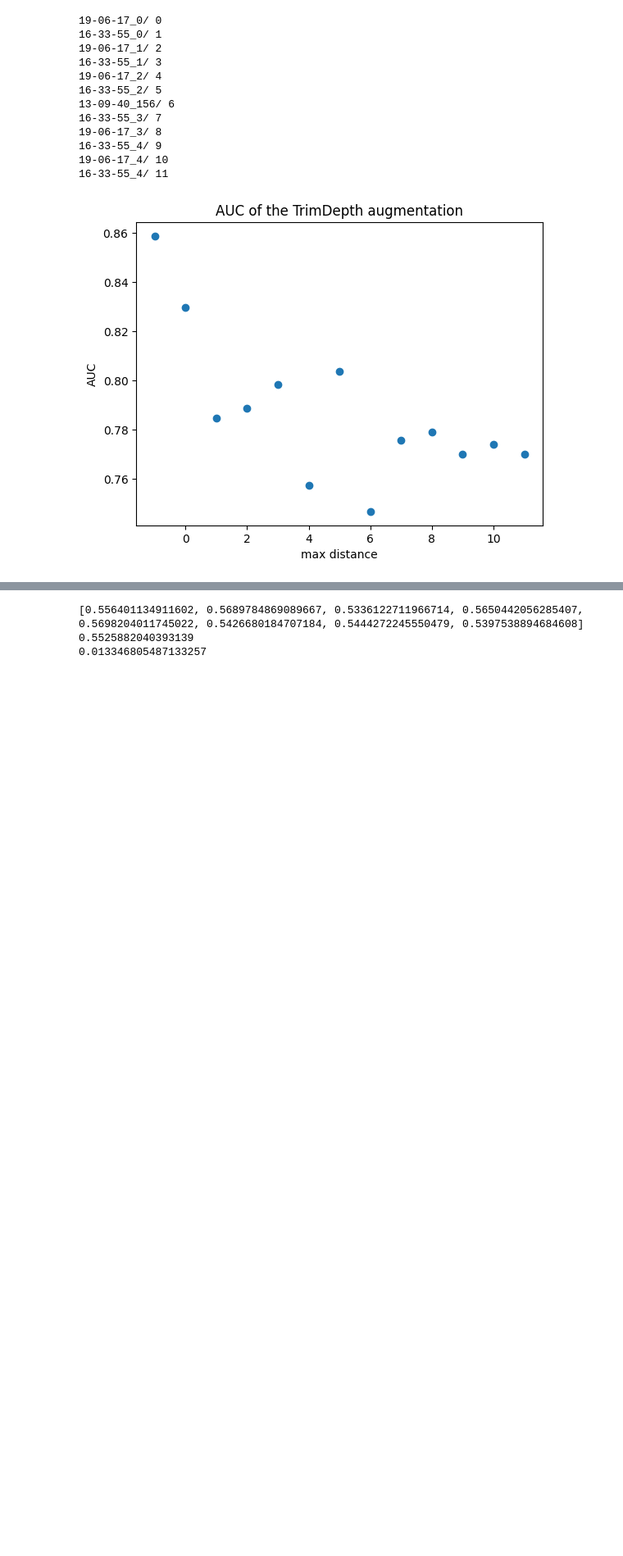
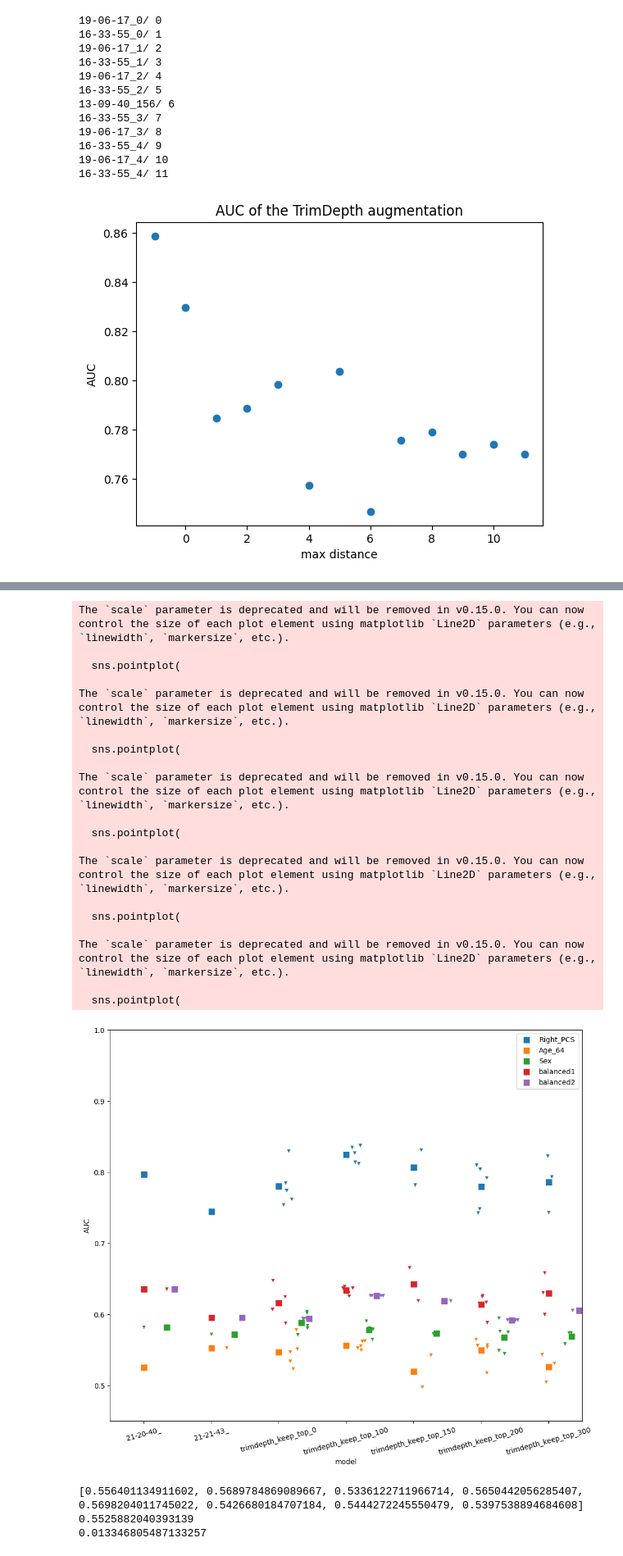
Before and after one commit to neurospin/champollion_V1, a Jupyter notebook: contrastive/notebooks/julien/visu_perf.ipynb, the cells around one changed output, grey strips where cells are left out. Shown at 82% size. Cells and saved outputs as stored; diff of their text form; code cells hidden in the pictures; blank space fills up the shorter version.

```diff
--- a/contrastive/notebooks/julien/visu_perf.ipynb
+++ b/contrastive/notebooks/julien/visu_perf.ipynb
@@ -205,0 +194,5 @@ print(df.sort_values(column='model'))
+# %%
+df=pd.concat(df_list,axis=1).T.drop_duplicates().T
+df=df.sort_values(by='model').reset_index(drop=True)
+l=df['model'].tolist()
+df['model']=[elem[:-2] for elem in l]
@@ -205,0 +219,7 @@ print(df.sort_values(column='model'))
+# %%
+df['balanced1'] = (df['Right_PCS'].to_numpy()+ np.minimum(np.ones(len(df['Age_64']))-df['Age_64'].to_numpy(),0.5)) / 2
+df['balanced2'] = [(np.mean(df.loc[df['model']==model]['Right_PCS'].to_numpy())
+                   +np.mean(np.minimum(np.ones(len(df.loc[df['model']==model]))-df.loc[df['model']==model]['Age_64'].to_numpy(),0.5))
+                   -np.std(df.loc[df['model']==model]['Right_PCS'].to_numpy())
+                   -np.std(df.loc[df['model']==model]['Age_64'].to_numpy())
+)/2 for model in df['model'].tolist()]
@@ -205,0 +259,53 @@ print(df.sort_values(column='model'))
+# %%
+plt.close()
+labels=df.keys().tolist()
+labels.remove('model')
+fig, ax = plt.subplots(figsize=(12,10))
+for idx, label in enumerate(labels):
+    #sns.violinplot(data=df, x='model', y=label, label=label, inner='point')
+    #sns.despine(offset=0, trim=False, ax=ax)
+    sns.stripplot(data=df, x='model', y=label, marker='v',ax=ax)
+    sns.pointplot(
+        data=df, x="model", y=label,
+        linestyles="", errorbar=None,
+        marker="s", markersize=10, markeredgewidth=2,ax=ax,label=label,scale=1.2)
+    plt.ylabel('AUC')
+    plt.xticks(rotation=15)
+    offset = mtrans.ScaledTranslation(0.15*idx, 0, ax.figure.dpi_scale_trans)
+    nb_coll = len(ax.collections)
+    start_offset_idx, end_offset_idx = idx*nb_coll // len(labels), (idx+1)*nb_coll // len(labels)
+    for k in range(start_offset_idx, end_offset_idx): #don't really understand the collection organization
+        #first offset the points
+        trans = ax.collections[k].get_transform()
+        ax.collections[k].set_transform(trans + offset)
+    #offset the errorbars
+    offset = mtrans.ScaledTranslation(0.15*idx, 0, ax.figure.dpi_scale_trans)
+    nb_lines = len(ax.lines)
+    start_offset_idx, end_offset_idx = idx*nb_lines // len(labels), (idx+1)*nb_lines // len(labels)
+    for k in range(start_offset_idx, end_offset_idx):
+        trans = ax.lines[k].get_transform()
+        ax.lines[k].set_transform(trans + offset)
+plt.legend()
+plt.ylim(0.45,1)
+plt.show()
+# %% [output]
+The `scale` parameter is deprecated and will be removed in v0.15.0. You can now control the size of each plot element using matplotlib `Line2D` parameters (e.g., `linewidth`, `markersize`, etc.).
+
+  sns.pointplot(
+
+The `scale` parameter is deprecated and will be removed in v0.15.0. You can now control the size of each plot element using matplotlib `Line2D` parameters (e.g., `linewidth`, `markersize`, etc.).
+
+  sns.pointplot(
+
+The `scale` parameter is deprecated and will be removed in v0.15.0. You can now control the size of each plot element using matplotlib `Line2D` parameters (e.g., `linewidth`, `markersize`, etc.).
+
+  sns.pointplot(
+
+The `scale` parameter is deprecated and will be removed in v0.15.0. You can now control the size of each plot element using matplotlib `Line2D` parameters (e.g., `linewidth`, `markersize`, etc.).
+
+  sns.pointplot(
+
+The `scale` parameter is deprecated and will be removed in v0.15.0. You can now control the size of each plot element using matplotlib `Line2D` parameters (e.g., `linewidth`, `markersize`, etc.).
+
+  sns.pointplot(
+[figure, added]
```
Also changed, not shown: parts of 7 cells of this notebook, 10 other files.
